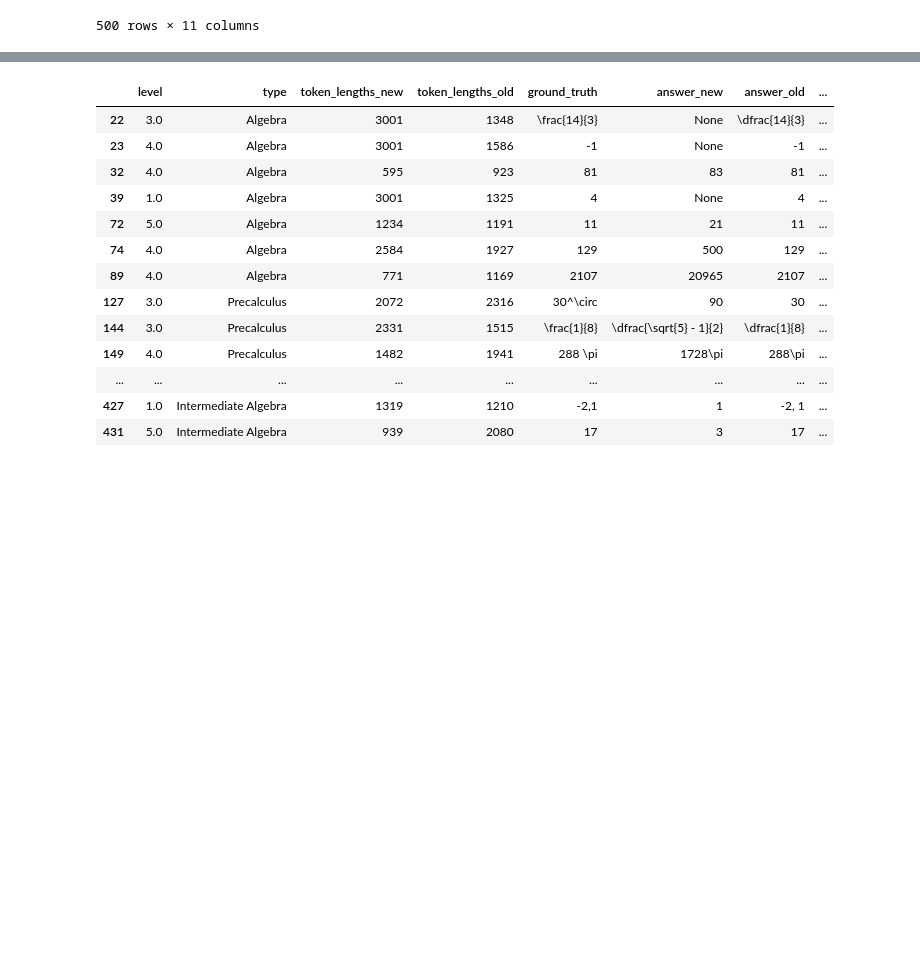
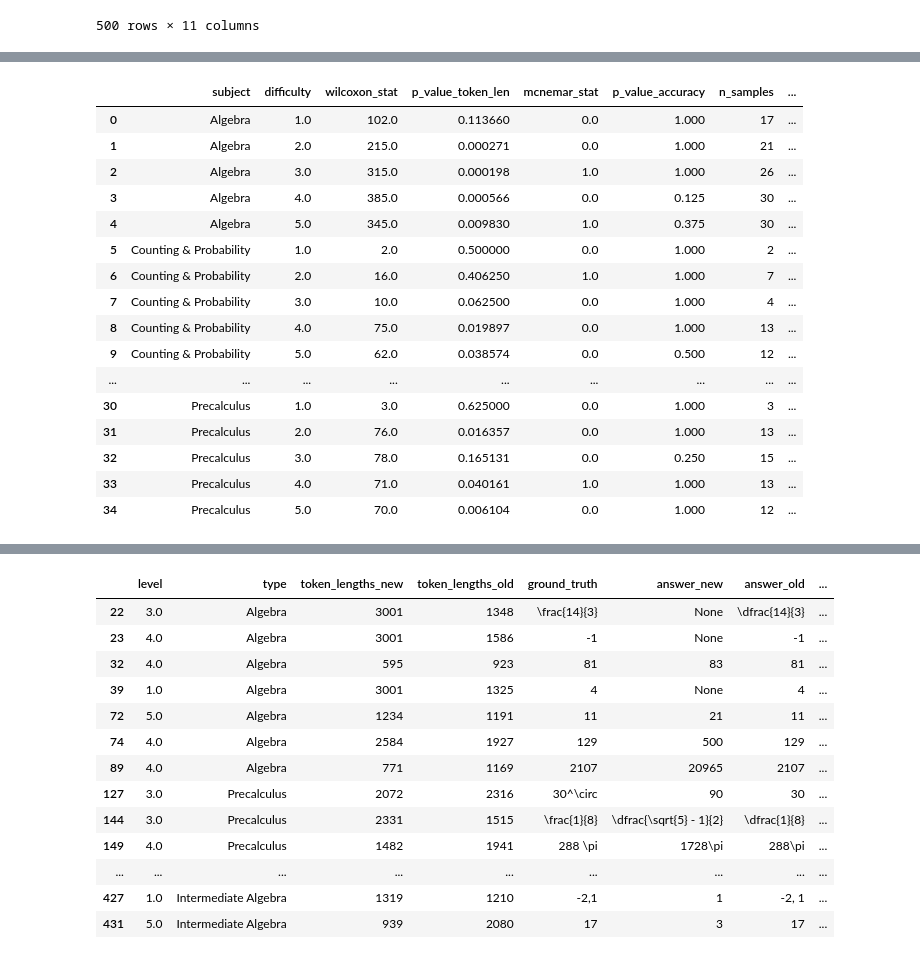
Before and after one commit to cayasryan/AdaptiveMathReasoning, a Jupyter notebook: explore/explore_eval_results.ipynb, the cells around one changed output, grey strips where cells are left out. Drawn from its saved outputs; the diff is of its cells as text; code cells hidden in the pictures; blank space fills up the shorter version.

```diff
--- a/explore/explore_eval_results.ipynb
+++ b/explore/explore_eval_results.ipynb
@@ -432,0 +437,79 @@ df_combined
+# %%
+import pandas as pd
+from scipy.stats import wilcoxon
+from statsmodels.stats.contingency_tables import mcnemar
+from statsmodels.stats.multitest import multipletests
+
+results = []
+
+grouped = df_for_hypo_test.groupby(['type', 'level'])
+
+for (subject, difficulty), group in grouped:
+    before_tokens = group['token_lengths_old']
+    after_tokens = group['token_lengths_new']
+
+    # Wilcoxon signed-rank test on token lengths (alternative='greater' = before > after)
+    stat_len, p_val_len = wilcoxon(before_tokens, after_tokens, alternative='greater')
+
+    # Prepare contingency table for McNemar's test
+    # Table counts how many changed from correct to incorrect or vice versa
+    # 2x2 table:
+    #              after_correct
+    #           | 1       | 0
+    #  -------------------------
+    # before 1 | a       | b
+    # before 0 | c       | d
+
+    before_corr = group['is_correct_old']
+    after_corr = group['is_correct_new']
+
+    a = sum((before_corr == 1) & (after_corr == 1))
+    b = sum((before_corr == 1) & (after_corr == 0))
+    c = sum((before_corr == 0) & (after_corr == 1))
+    d = sum((before_corr == 0) & (after_corr == 0))
+
+    table = [[a, b],
+             [c, d]]
+
+    # McNemar test, exact=True recommended for small samples
+    result_mcnemar = mcnemar(table, exact=True)
+
+    results.append({
+        'subject': subject,
+        'difficulty': difficulty,
+        'wilcoxon_stat': stat_len,
+        'p_value_token_len': p_val_len,
+        'mcnemar_stat': result_mcnemar.statistic,
+        'p_value_accuracy': result_mcnemar.pvalue,
+        'n_samples': len(group)
+    })
+
+results_df = pd.DataFrame(results)
+
+# Correct for multiple tests separately for token length and accuracy tests
+results_df['p_adj_token_len'] = multipletests(results_df['p_value_token_len'], method='fdr_bh')[1]
+results_df['p_adj_accuracy'] = multipletests(results_df['p_value_accuracy'], method='fdr_bh')[1]
+
+# Flag significant results
+results_df['significant_token_len'] = results_df['p_adj_token_len'] < 0.05
+results_df['significant_accuracy'] = results_df['p_adj_accuracy'] < 0.05
+
+results_df
+# %% [output]
+|  | subject | difficulty | wilcoxon_stat | p_value_token_len | mcnemar_stat | p_value_accuracy | n_samples | ... |
+| 0 | Algebra | 1.0 | 102.0 | 0.113660 | 0.0 | 1.000 | 17 | ... |
+| 1 | Algebra | 2.0 | 215.0 | 0.000271 | 0.0 | 1.000 | 21 | ... |
+| 2 | Algebra | 3.0 | 315.0 | 0.000198 | 1.0 | 1.000 | 26 | ... |
+| 3 | Algebra | 4.0 | 385.0 | 0.000566 | 0.0 | 0.125 | 30 | ... |
+| 4 | Algebra | 5.0 | 345.0 | 0.009830 | 1.0 | 0.375 | 30 | ... |
+| 5 | Counting & Probability | 1.0 | 2.0 | 0.500000 | 0.0 | 1.000 | 2 | ... |
+| 6 | Counting & Probability | 2.0 | 16.0 | 0.406250 | 1.0 | 1.000 | 7 | ... |
+| 7 | Counting & Probability | 3.0 | 10.0 | 0.062500 | 0.0 | 1.000 | 4 | ... |
+| 8 | Counting & Probability | 4.0 | 75.0 | 0.019897 | 0.0 | 1.000 | 13 | ... |
+| 9 | Counting & Probability | 5.0 | 62.0 | 0.038574 | 0.0 | 0.500 | 12 | ... |
+| ... | ... | ... | ... | ... | ... | ... | ... | ... |
+| 30 | Precalculus | 1.0 | 3.0 | 0.625000 | 0.0 | 1.000 | 3 | ... |
+| 31 | Precalculus | 2.0 | 76.0 | 0.016357 | 0.0 | 1.000 | 13 | ... |
+| 32 | Precalculus | 3.0 | 78.0 | 0.165131 | 0.0 | 0.250 | 15 | ... |
+| 33 | Precalculus | 4.0 | 71.0 | 0.040161 | 1.0 | 1.000 | 13 | ... |
+| 34 | Precalculus | 5.0 | 70.0 | 0.006104 | 0.0 | 1.000 | 12 | ... |
```
Also changed, not shown: parts of 8 cells of this notebook, 10 other files.
